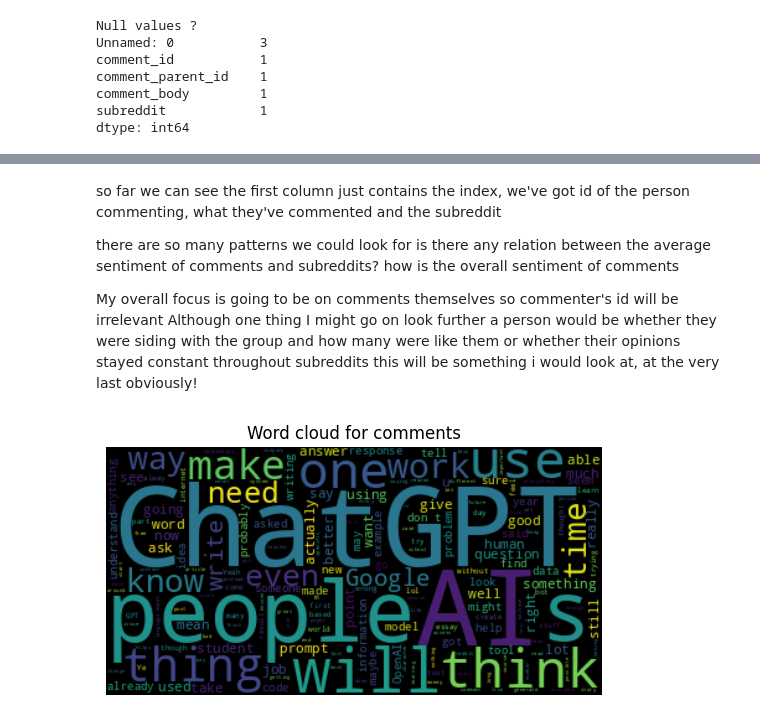
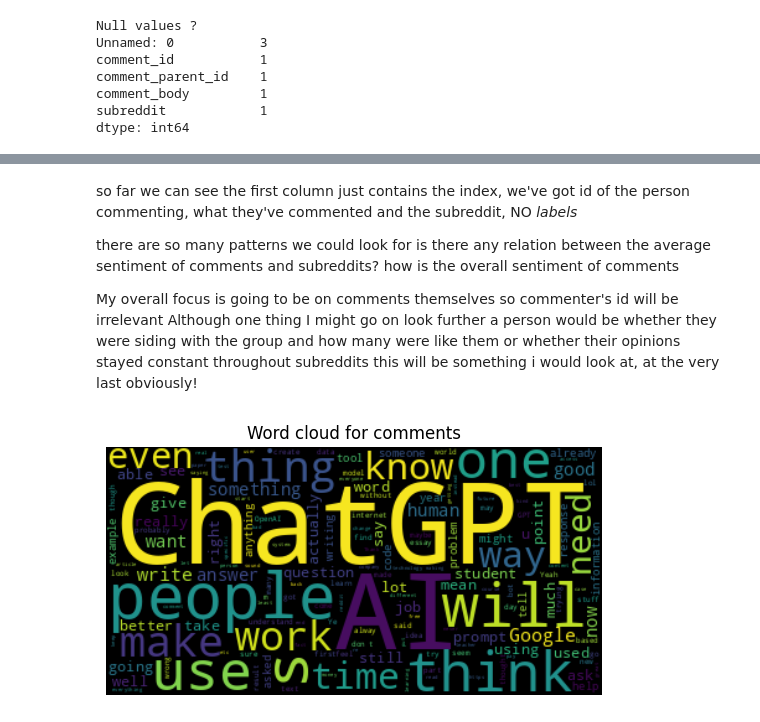
Before and after one commit to lakshmipriya-ragupathi/kaggle-datasets, a Jupyter notebook: reddit-comments-analysis-using-nlp-and-dl.ipynb, the cells around one changed output, grey strips where cells are left out. Drawn from its saved outputs; the diff is of its cells as text; code cells hidden in the pictures.

Commit message:
Kaggle Notebook | Reddit Comments Analysis using NLP and DL | Version 3

```diff
--- a/reddit-comments-analysis-using-nlp-and-dl.ipynb
+++ b/reddit-comments-analysis-using-nlp-and-dl.ipynb
@@ -18,6 +26,6 @@ import matplotlib.pyplot as plt
 # %%
-df = pd.read_csv("/kaggle/input/chatgpt-reddit/chatgpt-reddit-comments.csv")
-df.head(5)
+df_1 = pd.read_csv("/kaggle/input/chatgpt-reddit/chatgpt-reddit-comments.csv")
+df_1.head(5)
 # %% [output]
 |  | Unnamed: 0 | comment_id | comment_parent_id | comment_body | subreddit |
 | 0 | 0 | iztdxuh | t3_zj2aeu | I've been shocked for days now, I... | r/ChatGPT |
@@ -43,3 +51,8 @@ comment_parent_id    1
 comment_body         1
 subreddit            1
 dtype: int64
+# %%
+print("since we've got some null values, let's remove that first")
+df_1.dropna(inplace = True)
+df_1.isna().sum()
+print(f"Null values ? \n{df_1.isnull().sum()}")
@@ -46,5 +68,5 @@ dtype: int64
 # %% [markdown]
-so far we can see the first column just contains the index, we've got id of the person commenting, what they've commented and the subreddit
+so far we can see the first column just contains the index, we've got id of the person commenting, what they've commented and the subreddit, NO *labels*
 
 there are so many patterns we could look for
 is there any relation between the average sentiment of comments and subreddits?
@@ -54,13 +76,13 @@ My overall focus is going to be on comments themselves so commenter's id will be
 Although one thing I might go on look further a person would be whether they were siding with the group and how many were like them or whether their opinions stayed constant throughout subreddits
 this will be something i would look at, at the very last obviously!
 # %%
-comments = df['comment_body']
+comments = df_1['comment_body']
 text = ' '.join(comments.astype(str).tolist())
 
 wordcloud = WordCloud().generate(text)
 plt.imshow(wordcloud, interpolation='bilinear')
 plt.axis("off")
 plt.title("Word cloud for comments")
 plt.show()
 # %% [output]
-[figure, old version]
+[figure, new version]
```
Also changed, not shown: parts of 10 cells of this notebook.
